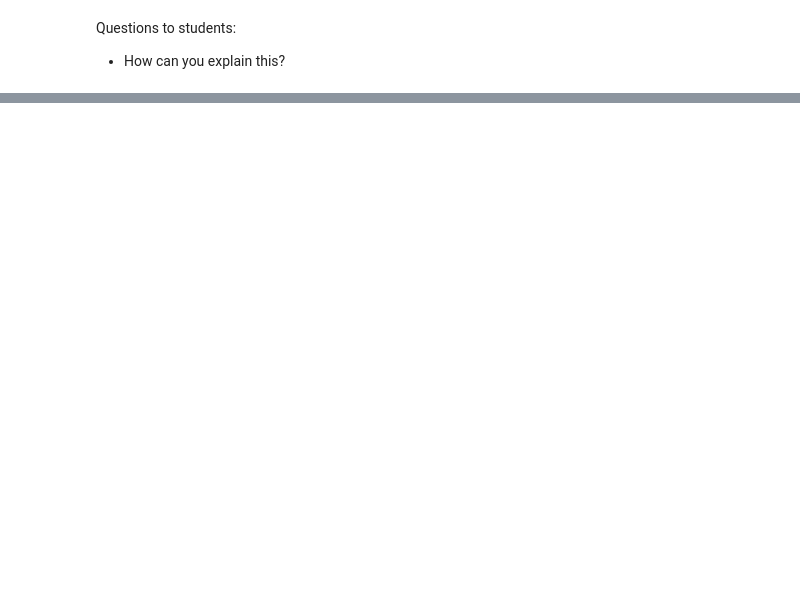
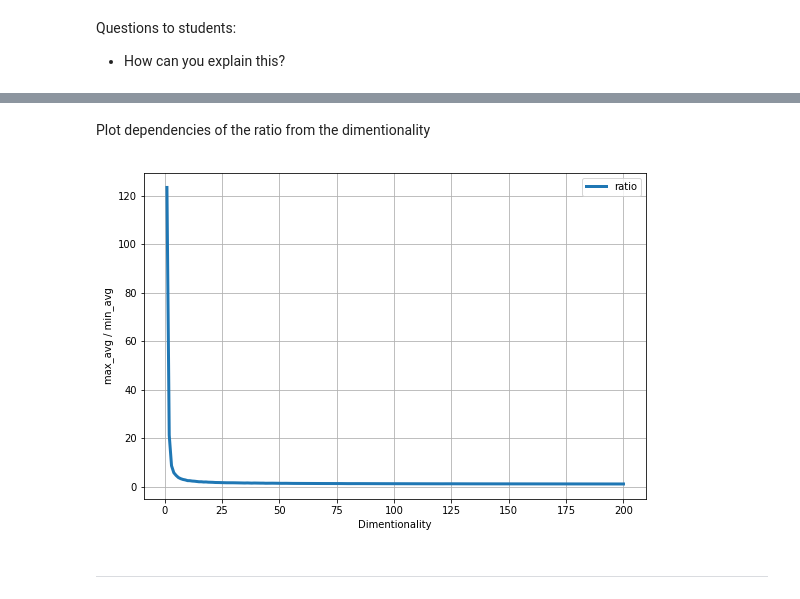
Before and after one commit to shestakoff/hse_se_ml, a Jupyter notebook: 2019/s2-metric/seminar2-knn.ipynb, the cells around one changed output, grey strips where cells are left out. Drawn from its saved outputs; the diff is of its cells as text; code cells hidden in the pictures; blank space fills up the shorter version.

```diff
--- a/2019/s2-metric/seminar2-knn.ipynb
+++ b/2019/s2-metric/seminar2-knn.ipynb
@@ -482,0 +541,18 @@ Questions to students:
+# %% [markdown]
+Plot dependencies of the ratio from the dimentionality
+# %%
+# Create an figure with a custom size
+plt.figure(figsize=(9, 6))
+
+plt.plot(dimentions, ratio, label='ratio', linewidth=3)
+
+plt.xlabel('Dimentionality')
+plt.ylabel('max_avg / min_avg')
+
+plt.legend()
+plt.grid(b=1)
+plt.show()
+# %% [output]
+[figure, added]
+# %% [markdown]
+---
```
Also changed, not shown: parts of 20 cells of this notebook, 2 other files.
